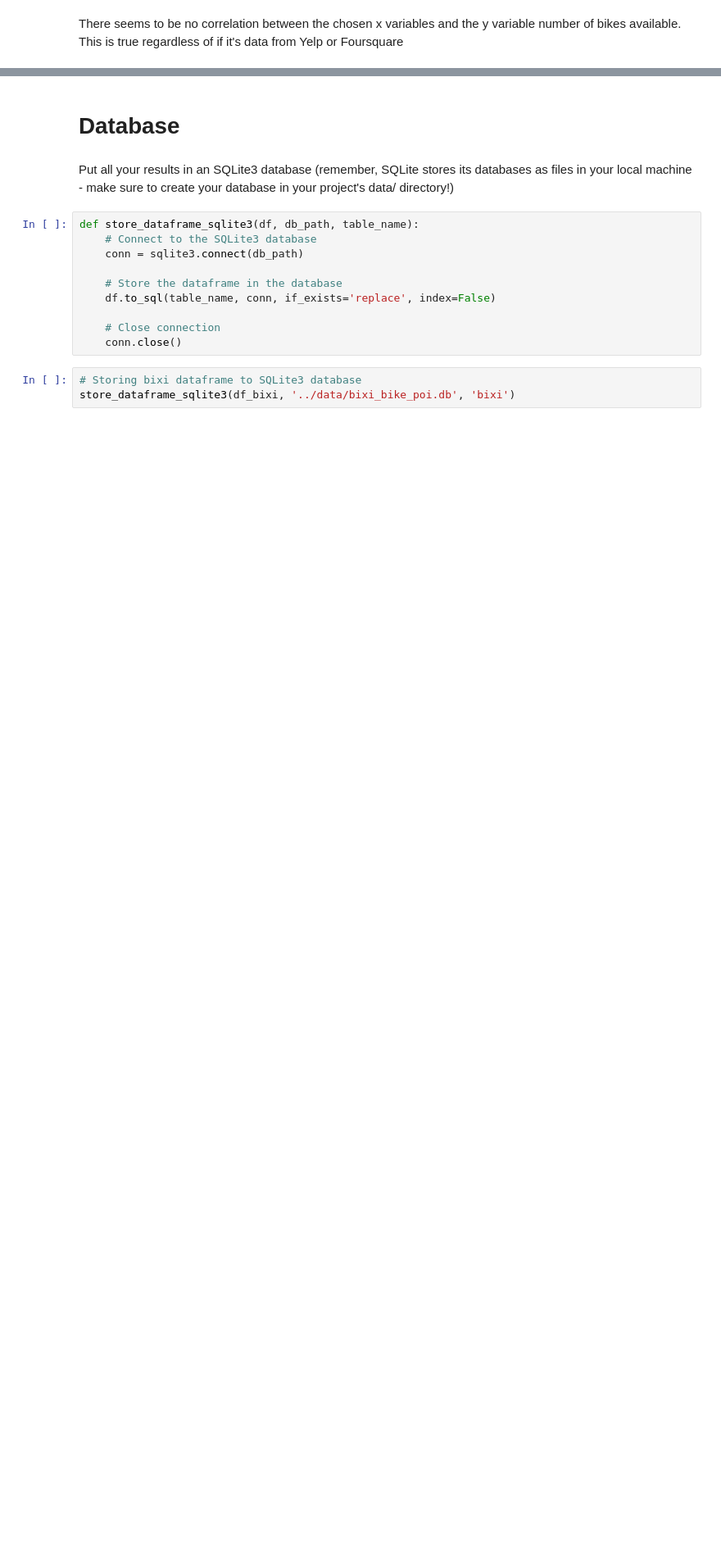
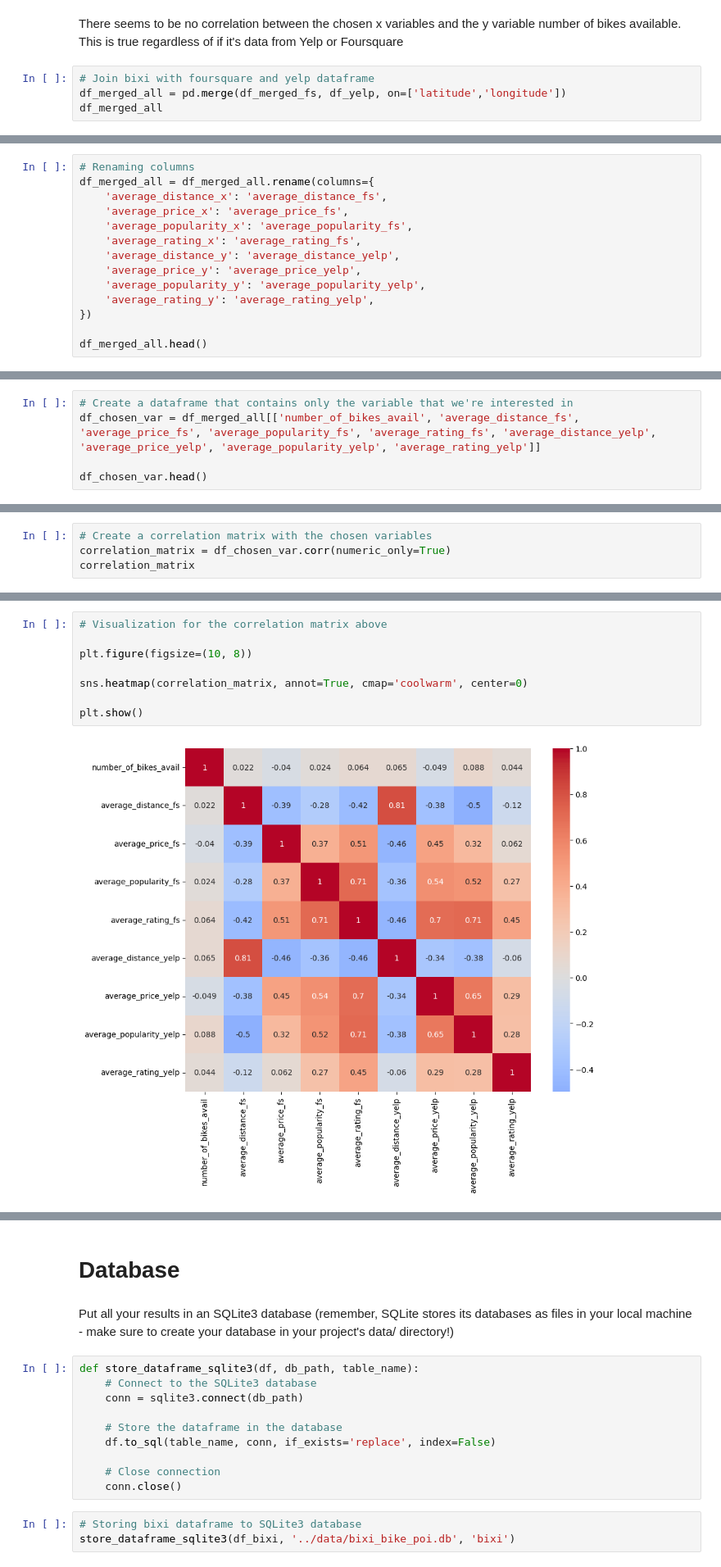
Before and after one commit to Mingie98/Statistical-Modelling-Project, a Jupyter notebook: notebooks/joining_data.ipynb, the cells around one changed output, grey strips where cells are left out. Shown at 82% size. Drawn from its saved outputs; the diff is of its cells as text; blank space fills up the shorter version.

```diff
--- a/notebooks/joining_data.ipynb
+++ b/notebooks/joining_data.ipynb
@@ -115,3 +115,7 @@ scatterplot_nbofbike(df_merged_yelp, 'average_rating')
 [figure]
 # %% [markdown]
 There seems to be no correlation between the chosen x variables and the y variable number of bikes available. This is true regardless of if it's data from Yelp or Foursquare
+# %%
+# Join bixi with foursquare and yelp dataframe
+df_merged_all = pd.merge(df_merged_fs, df_yelp, on=['latitude','longitude'])
+df_merged_all
@@ -117,0 +136,14 @@ There seems to be no correlation between the chosen x variables and the y variab
+# %%
+# Renaming columns
+df_merged_all = df_merged_all.rename(columns={
+    'average_distance_x': 'average_distance_fs',
+    'average_price_x': 'average_price_fs',
+    'average_popularity_x': 'average_popularity_fs',
+    'average_rating_x': 'average_rating_fs',
+    'average_distance_y': 'average_distance_yelp',
+    'average_price_y': 'average_price_yelp',
+    'average_popularity_y': 'average_popularity_yelp',
+    'average_rating_y': 'average_rating_yelp',
+})
+
+df_merged_all.head()
@@ -117,0 +157,5 @@ There seems to be no correlation between the chosen x variables and the y variab
+# %%
+# Create a dataframe that contains only the variable that we're interested in
+df_chosen_var = df_merged_all[['number_of_bikes_avail', 'average_distance_fs', 'average_price_fs', 'average_popularity_fs', 'average_rating_fs', 'average_distance_yelp', 'average_price_yelp', 'average_popularity_yelp', 'average_rating_yelp']]
+
+df_chosen_var.head()
@@ -117,0 +169,4 @@ There seems to be no correlation between the chosen x variables and the y variab
+# %%
+# Create a correlation matrix with the chosen variables
+correlation_matrix = df_chosen_var.corr(numeric_only=True)
+correlation_matrix
@@ -117,0 +184,10 @@ There seems to be no correlation between the chosen x variables and the y variab
+# %%
+# Visualization for the correlation matrix above
+
+plt.figure(figsize=(10, 8))
+
+sns.heatmap(correlation_matrix, annot=True, cmap='coolwarm', center=0)
+
+plt.show()
+# %% [output]
+[figure, added]
```
Also changed, not shown: parts of 5 cells of this notebook.
